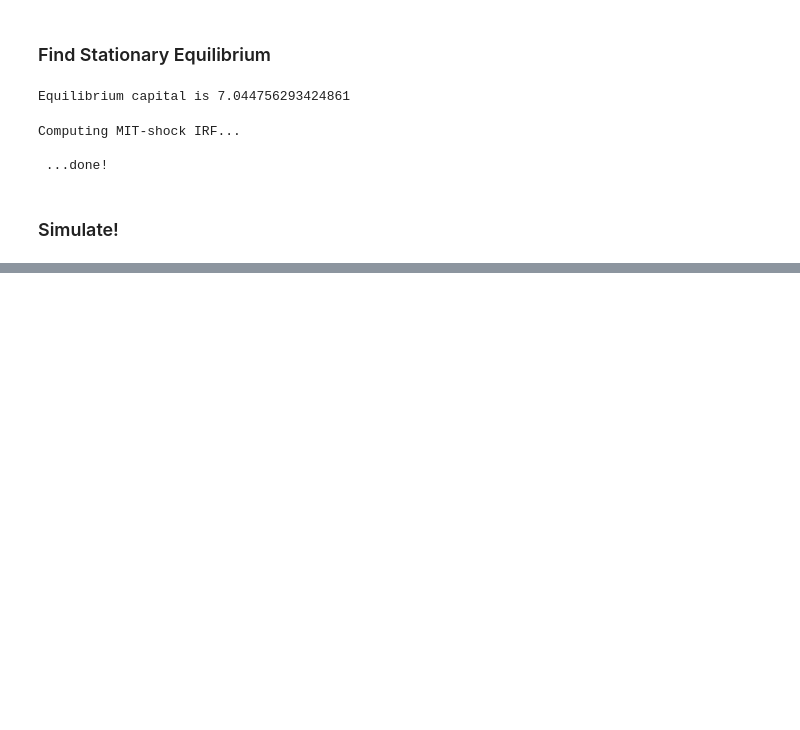
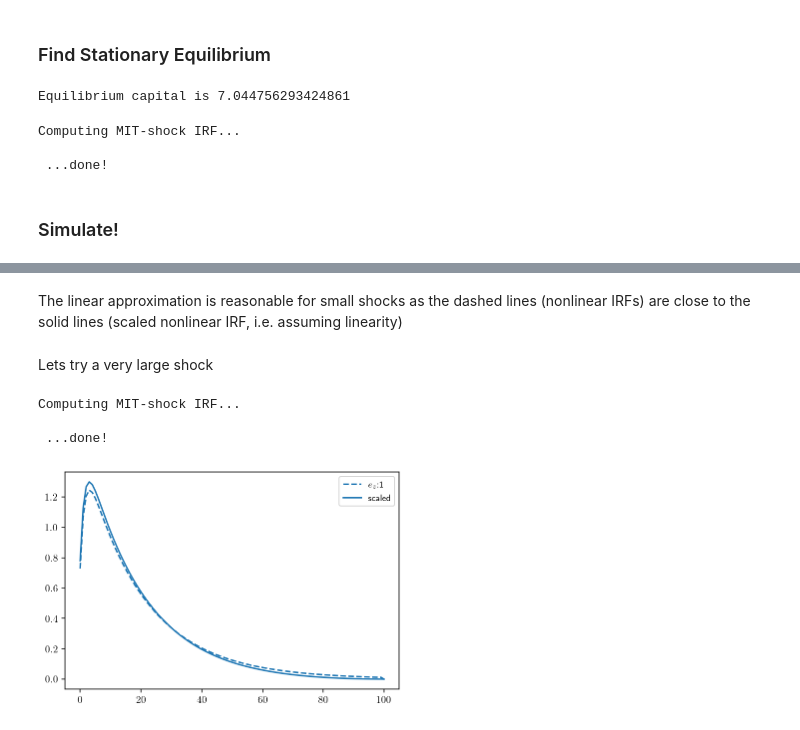
Before and after one commit to jbduarte/Computational-Methods-in-Macro, a Jupyter notebook: 5- Incomplete Markets + Aggregate Uncertainty Models/BKM18.ipynb, the cells around one changed output, grey strips where cells are left out. Drawn from its saved outputs; the diff is of its cells as text; code cells hidden in the pictures; blank space fills up the shorter version.

```diff
--- a/5- Incomplete Markets + Aggregate Uncertainty Models/BKM18.ipynb
+++ b/5- Incomplete Markets + Aggregate Uncertainty Models/BKM18.ipynb
@@ -253,0 +311,18 @@ plt.show()
+# %% [markdown]
+The linear approximation is reasonable for small shocks as the dashed lines (nonlinear IRFs) are close to the solid lines (scaled
+nonlinear IRF, i.e. assuming linearity)
+# %% [markdown]
+Lets try a very large shock
+# %%
+shocks = [1]
+for i,shock in enumerate(shocks):
+    MIT(shock)
+    plt.plot(np.arange(len(aggK)), irf*shock/0.01,
+             label = 'scaled', c='C'+str(i))
+plt.legend(fontsize=9, loc='upper right')
+plt.show()
+# %% [output]
+Computing MIT-shock IRF...
+
+ ...done!
+[figure, added]
```
Also changed, not shown: parts of 9 cells of this notebook.
